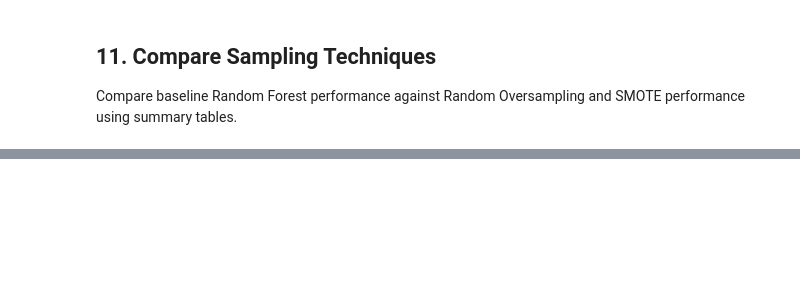
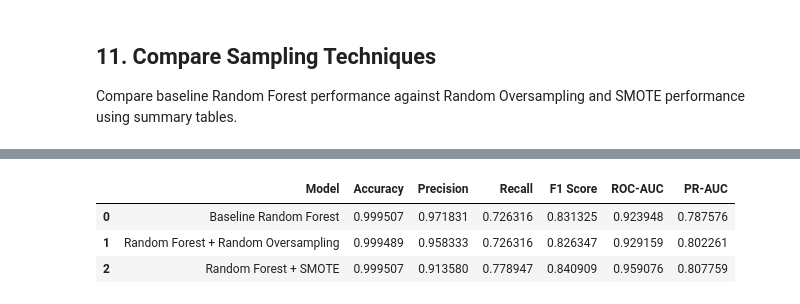
Before and after one commit to Anujjadaun97/Fraud-Detection, a Jupyter notebook: notebooks/06_Imbalanced_Learning.ipynb, the cells around one changed output, grey strips where cells are left out. Saved outputs shown, nothing was run; the diff lists cells and outputs as text; code cells hidden in the pictures; blank space fills up the shorter version.

```diff
--- a/notebooks/06_Imbalanced_Learning.ipynb
+++ b/notebooks/06_Imbalanced_Learning.ipynb
@@ -44,0 +203,2 @@ Evaluate the SMOTE-trained Random Forest model on the test dataset across key ev
+# %%
+rf_smote_model.fit(X_train_smote, y_train_smote)
@@ -48,0 +279,45 @@ Compare baseline Random Forest performance against Random Oversampling and SMOTE
+# %%
+sampling_results = pd.DataFrame({
+    "Model": [
+        "Baseline Random Forest",
+        "Random Forest + Random Oversampling",
+        "Random Forest + SMOTE"
+    ],
+    "Accuracy": [
+        baseline_rf["Accuracy"].values[0],
+        rf_ros_accuracy,
+        rf_smote_accuracy
+    ],
+    "Precision": [
+        baseline_rf["Precision"].values[0],
+        rf_ros_precision,
+        rf_smote_precision
+    ],
+    "Recall": [
+        baseline_rf["Recall"].values[0],
+        rf_ros_recall,
+        rf_smote_recall
+    ],
+    "F1 Score": [
+        baseline_rf["F1 Score"].values[0],
+        rf_ros_f1,
+        rf_smote_f1
+    ],
+    "ROC-AUC": [
+        baseline_rf["ROC-AUC"].values[0],
+        rf_ros_roc_auc,
+        rf_smote_roc_auc
+    ],
+    "PR-AUC": [
+        baseline_rf["PR-AUC"].values[0],
+        rf_ros_pr_auc,
+        rf_smote_pr_auc
+    ]
+})
+
+sampling_results
+# %% [output]
+|  | Model | Accuracy | Precision | Recall | F1 Score | ROC-AUC | PR-AUC |
+| 0 | Baseline Random Forest | 0.999507 | 0.971831 | 0.726316 | 0.831325 | 0.923948 | 0.787576 |
+| 1 | Random Forest + Random Oversampling | 0.999489 | 0.958333 | 0.726316 | 0.826347 | 0.929159 | 0.802261 |
+| 2 | Random Forest + SMOTE | 0.999507 | 0.913580 | 0.778947 | 0.840909 | 0.959076 | 0.807759 |
```
Also changed, not shown: parts of 37 cells of this notebook, 1 other file.
